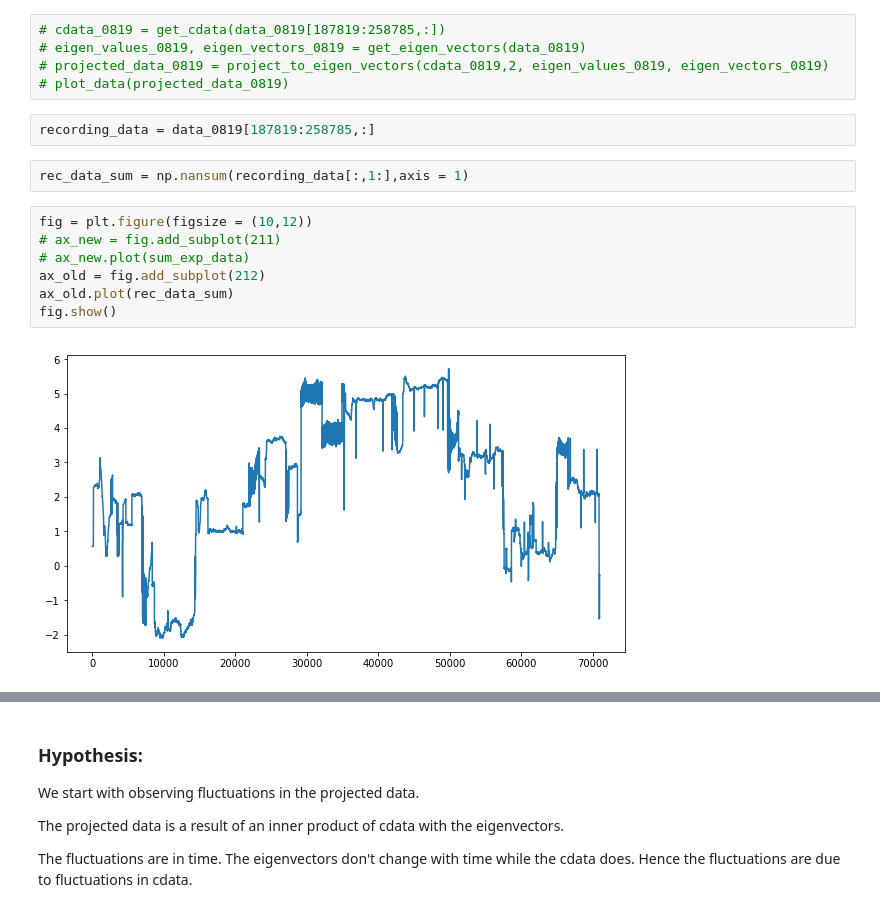
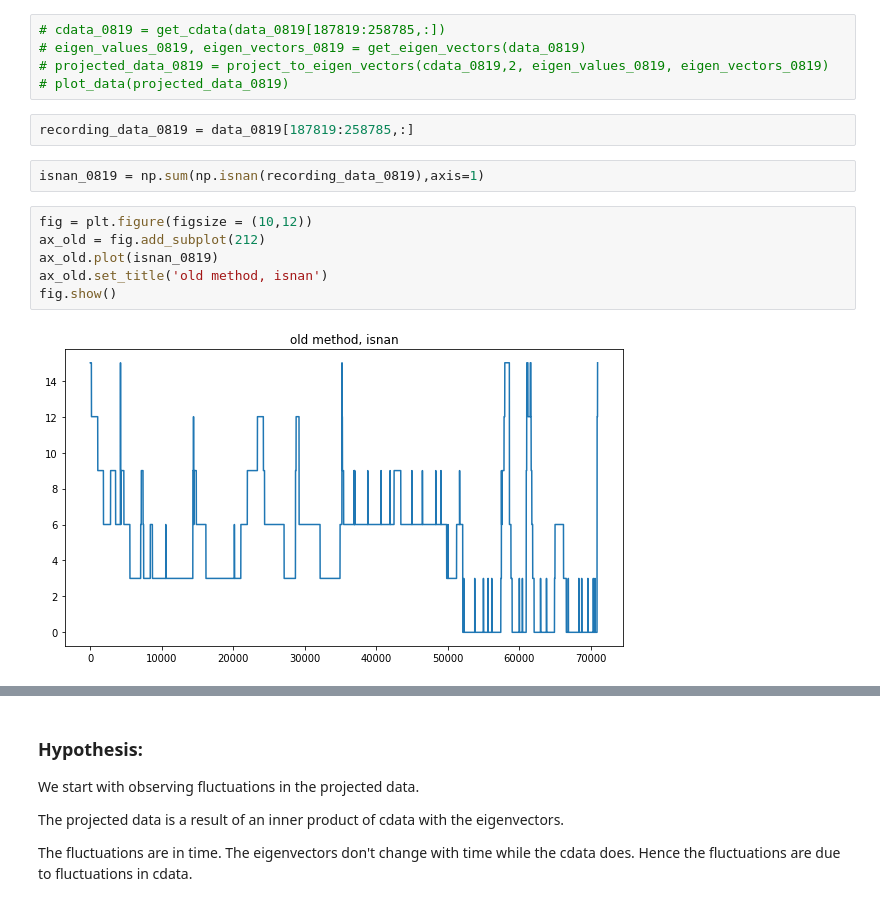
Before and after one commit to ArdelAlegre1/SoundMapping, a Jupyter notebook: Analysis/notebooks/PCA_oscillations_investigation.ipynb, the cells around one changed output, grey strips where cells are left out. Drawn from its saved outputs; the diff is of its cells as text.

```diff
--- a/Analysis/notebooks/PCA_oscillations_investigation.ipynb
+++ b/Analysis/notebooks/PCA_oscillations_investigation.ipynb
@@ -85,15 +85,14 @@ data_0819=data_0819[:,ind]
 # projected_data_0819 = project_to_eigen_vectors(cdata_0819,2, eigen_values_0819, eigen_vectors_0819)
 # plot_data(projected_data_0819)
 # %%
-recording_data = data_0819[187819:258785,:]
+recording_data_0819 = data_0819[187819:258785,:]
-# %%
-rec_data_sum = np.nansum(recording_data[:,1:],axis = 1)
+# %%
+isnan_0819 = np.sum(np.isnan(recording_data_0819),axis=1)
 # %%
 fig = plt.figure(figsize = (10,12))
-# ax_new = fig.add_subplot(211)
-# ax_new.plot(sum_exp_data)
 ax_old = fig.add_subplot(212)
-ax_old.plot(rec_data_sum)
+ax_old.plot(isnan_0819)
+ax_old.set_title('old method, isnan')
 fig.show()
 # %% [output]
-[figure, old version]
+[figure, new version]
```
Also changed, not shown: parts of 29 cells of this notebook.
